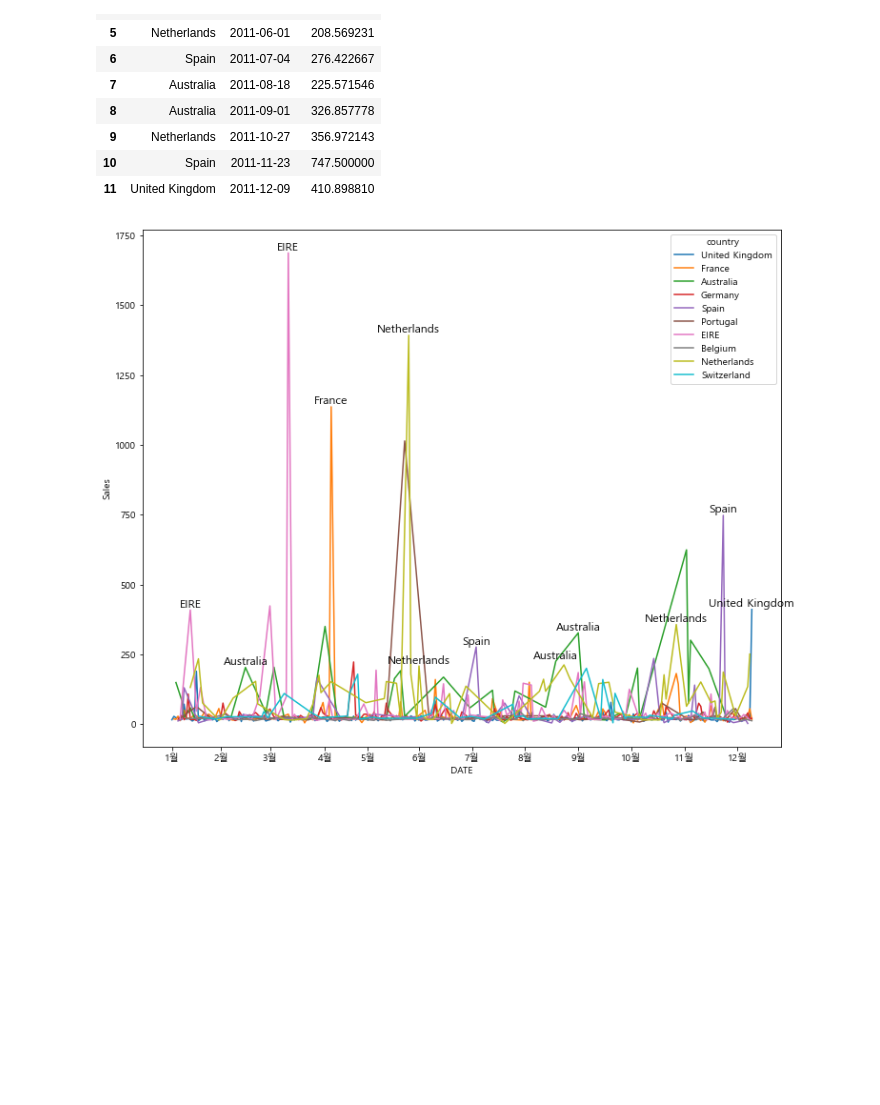
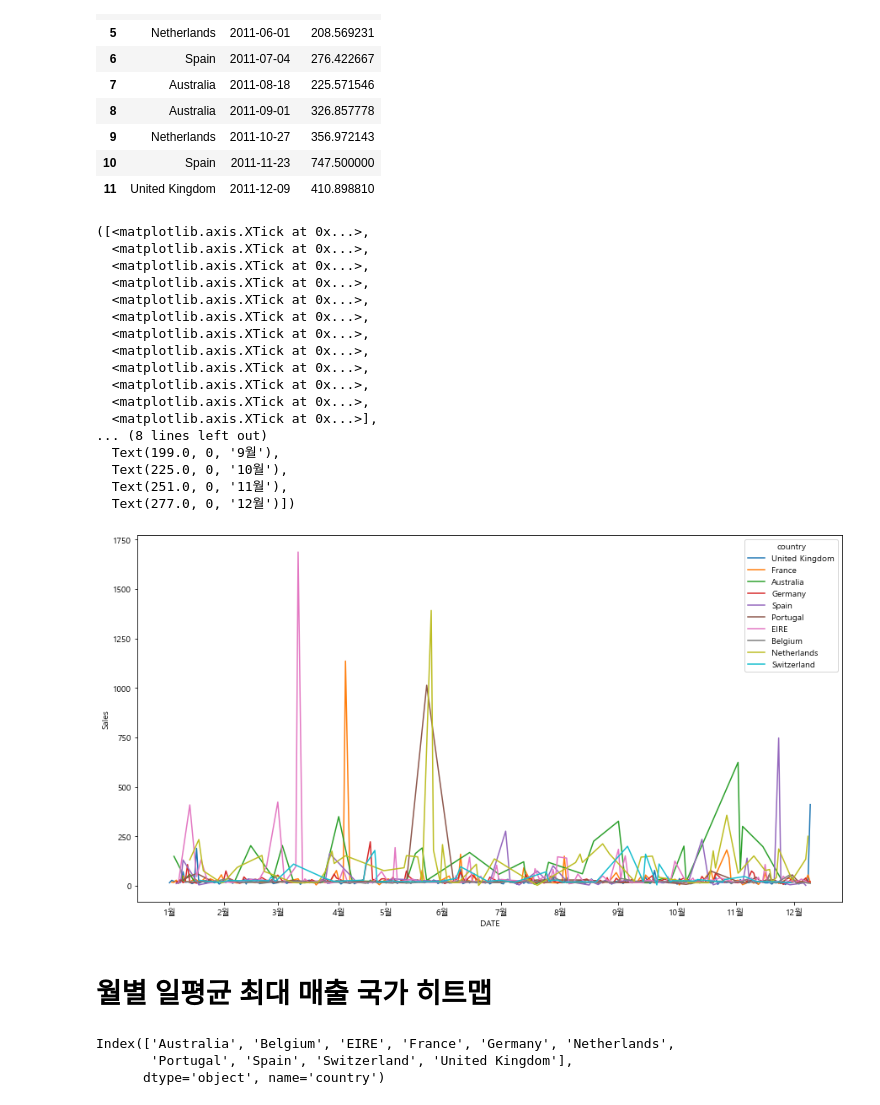
Before and after one commit to JungHunL22/Customer_Analysis_PLT, a Jupyter notebook: code/국가별 비교 시각화.ipynb, the cells around one changed output. Saved outputs shown, nothing was run; the diff lists cells and outputs as text; code cells hidden in the pictures; blank space fills up the shorter version.

```diff
--- a/code/국가별 비교 시각화.ipynb
+++ b/code/국가별 비교 시각화.ipynb
@@ -62,0 +127,2 @@ else:
+# %%
+sales['H2 percent']=sales['H2']/sales['Year']*100
@@ -62,0 +146,20 @@ else:
+# %%
+plt.style.use('seaborn-pastel')
+plt.figure(figsize=(10,6))
+plt.bar(sales.index,sales['H1 percent'],color='pink')
+for i in range(len(sales)):
+    if i<1:
+        height=sales['H2 percent'][i]
+        plt.text(i-0.3,70,'%.2f'%height+'%',size=10,color='red')
+    else :
+        height=sales['H2 percent'][i]
+        plt.text(i-0.3,70,'%.2f'%height+'%',size=10)
+plt.bar(sales.index,sales['H2 percent'],bottom=sales['H1 percent'])
+for i in range(len(sales)):
+    if i<1:
+        height=sales['H1 percent'][i]
+        plt.text(i-0.3,30,'%.2f'%height+'%',size=10,color='red')
+    else :
+        height2=sales['H1 percent'][i]
+        plt.text(i-0.3,30,'%.2f'%height2+'%',size=10)
+plt.xticks(rotation=-15)
@@ -62,0 +265,3 @@ else:
+# %%
+order=SQL_load('''select *
+from plt.month_rev;''')
@@ -62,0 +282,3 @@ else:
+# %%
+for i in range(1,len(order)):
+    sns.lineplot(x=month,y=order.iloc[i,1:])
@@ -155,15 +418,34 @@ mv
 | 10 | Spain | 2011-11-23 | 747.500000 |
 | 11 | United Kingdom | 2011-12-09 | 410.898810 |
 # %%
-plt.figure(figsize=(12,10))
+plt.figure(figsize=(15,8))
 graph=sns.lineplot(x='DATE',y='Sales',hue='country',data=month_sales)
 plt.xticks(month_x,labels=labels)
-for i in range(len(month_sales.DATE)):
-    height = month_sales['Sales'][i]
-    values=month_sales['country'][i]
-    if height in mv['mx'].values:
-        plt.text(x[i], height + 0.25,values,ha='center', va='bottom', size = 12)
-#         plt.text(x[i], height + 0.25, '%.1f' %height, ha='center', va='bottom', size = 12)
+# for i in range(len(month_sales.DATE)):
+#     height = month_sales['Sales'][i]
+# #     values=month_sales['country'][i]
+#     if height in mv['mx'].values:
+# #         plt.text(x[i], height + 0.25,values,ha='center', va='bottom', size = 12)
+# #         plt.text(x[i], height + 0.25, '%.1f' %height, ha='center', va='bottom', size = 12)
 # %% [output]
+([<matplotlib.axis.XTick at 0x...>,
+  <matplotlib.axis.XTick at 0x...>,
+  <matplotlib.axis.XTick at 0x...>,
+  <matplotlib.axis.XTick at 0x...>,
+  <matplotlib.axis.XTick at 0x...>,
+  <matplotlib.axis.XTick at 0x...>,
+  <matplotlib.axis.XTick at 0x...>,
+  <matplotlib.axis.XTick at 0x...>,
+  <matplotlib.axis.XTick at 0x...>,
+  <matplotlib.axis.XTick at 0x...>,
+  <matplotlib.axis.XTick at 0x...>,
+  <matplotlib.axis.XTick at 0x...>],
+... (8 lines left out)
+  Text(199.0, 0, '9월'),
+  Text(225.0, 0, '10월'),
+  Text(251.0, 0, '11월'),
+  Text(277.0, 0, '12월')])
-[figure, old version]
+[figure, new version]
+# %% [markdown]
+# 월별 일평균 최대 매출 국가 히트맵
 # %%
@@ -171,3 +457,9 @@ max_sales=pd.pivot_table(month_sales,index='country',columns=['Month'],values='S
+# %%
+max_sales.index
+# %% [output]
+Index(['Australia', 'Belgium', 'EIRE', 'France', 'Germany', 'Netherlands',
+       'Portugal', 'Spain', 'Switzerland', 'United Kingdom'],
+      dtype='object', name='country')
 # %%
 hm=max_sales.style.background_gradient(cmap = "PuBu")
 # %%
```
Also changed, not shown: parts of 70 cells of this notebook, 1 other file.
